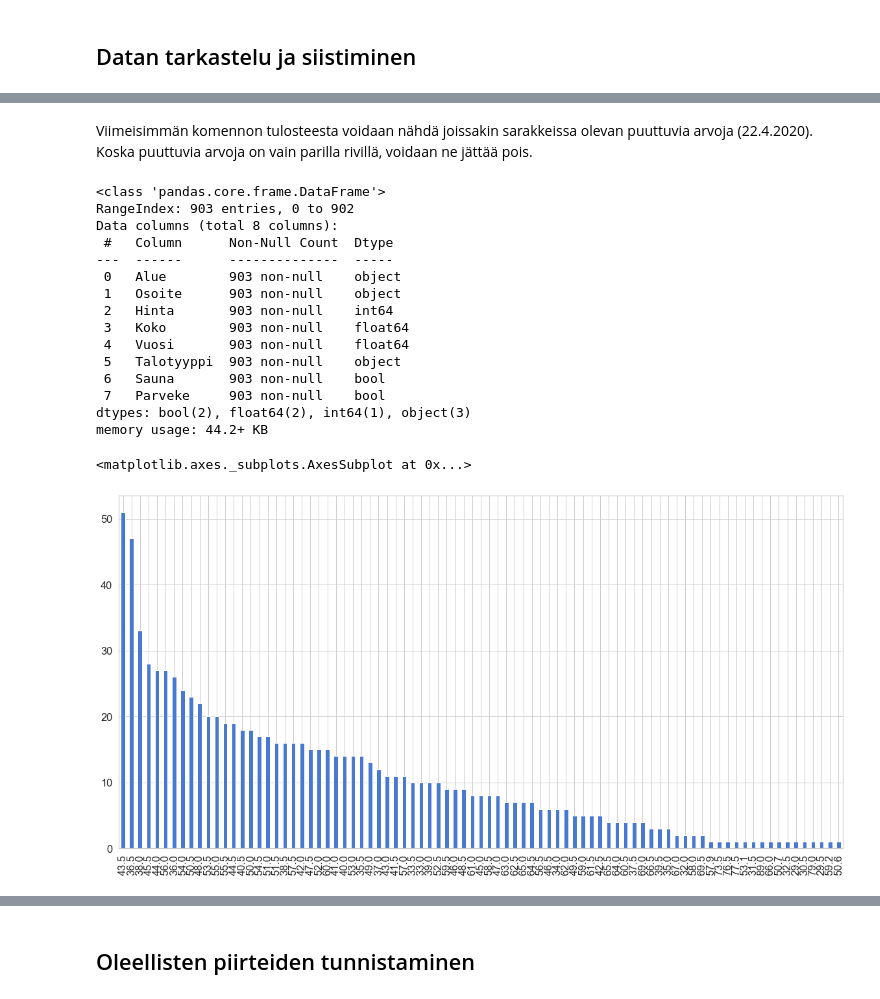
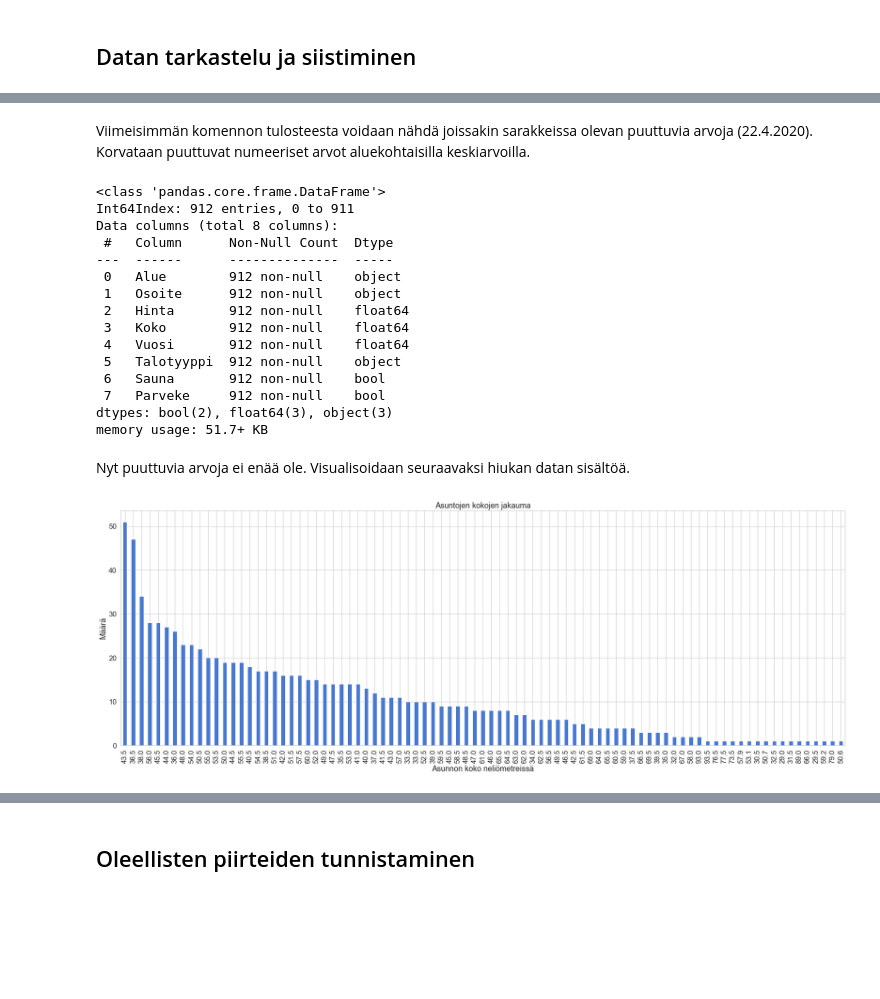
Before and after one commit to tuomak-uni/joda, a Jupyter notebook: Tampereen_kaksiot.ipynb, the cells around one changed output, grey strips where cells are left out. Drawn from its saved outputs; the diff is of its cells as text; code cells hidden in the pictures; blank space fills up the shorter version.

```diff
--- a/Tampereen_kaksiot.ipynb
+++ b/Tampereen_kaksiot.ipynb
@@ -206,38 +204,35 @@ memory usage: 51.6+ KB
 # %% [markdown]
-Viimeisimmän komennon tulosteesta voidaan nähdä joissakin sarakkeissa olevan puuttuvia arvoja (22.4.2020). Koska puuttuvia arvoja on vain parilla rivillä, voidaan ne jättää pois.
+Viimeisimmän komennon tulosteesta voidaan nähdä joissakin sarakkeissa olevan puuttuvia arvoja (22.4.2020). Korvataan puuttuvat numeeriset arvot aluekohtaisilla keskiarvoilla.
-# %%
-df.dropna(inplace=True, axis=0)
-
-indexes = df[(50000 < df['Hinta']) & (df['Hinta'] > 500000)].index
-df.drop(indexes, inplace=True)
-
-#indexes = df[df['Hinta']].index
-#df.drop(indexes, inplace=True)
-
-df.reset_index(drop=True, inplace=True)
-df['Hinta'] = df['Hinta'].astype('int64')
-df.info()
-# %% [output]
-<class 'pandas.core.frame.DataFrame'>
-RangeIndex: 903 entries, 0 to 902
-Data columns (total 8 columns):
- #   Column      Non-Null Count  Dtype
----  ------      --------------  -----
- 0   Alue        903 non-null    object
- 1   Osoite      903 non-null    object
- 2   Hinta       903 non-null    int64
- 3   Koko        903 non-null    float64
- 4   Vuosi       903 non-null    float64
- 5   Talotyyppi  903 non-null    object
- 6   Sauna       903 non-null    bool
- 7   Parveke     903 non-null    bool
-dtypes: bool(2), float64(2), int64(1), object(3)
-memory usage: 44.2+ KB
+# %%
+colsWithNan = df.columns[df.isna().any()].tolist()
+for col in colsWithNan:
+    df[col].fillna(round(df[col].mean()), inplace=True)
+df.info()
+# %% [output]
+<class 'pandas.core.frame.DataFrame'>
+Int64Index: 912 entries, 0 to 911
+Data columns (total 8 columns):
+ #   Column      Non-Null Count  Dtype
+---  ------      --------------  -----
+ 0   Alue        912 non-null    object
+ 1   Osoite      912 non-null    object
+ 2   Hinta       912 non-null    float64
+ 3   Koko        912 non-null    float64
+ 4   Vuosi       912 non-null    float64
+ 5   Talotyyppi  912 non-null    object
+ 6   Sauna       912 non-null    bool
+ 7   Parveke     912 non-null    bool
+dtypes: bool(2), float64(3), object(3)
+memory usage: 51.7+ KB
+# %% [markdown]
+Nyt puuttuvia arvoja ei enää ole. Visualisoidaan seuraavaksi hiukan datan sisältöä.
 # %%
-plt.figure(figsize=(20,10))
-df['Koko'].value_counts().plot(kind='bar')
+plt.figure(figsize=(30,10))
+plt.title('Asuntojen kokojen jakauma')
+plt.xlabel('Asunnon koko neliömetreissä')
+plt.ylabel('Määrä')
+df['Koko'].value_counts().plot(kind='bar');
 # %% [output]
-<matplotlib.axes._subplots.AxesSubplot at 0x...>
-[figure, old version]
+[figure, new version]
 # %%
 plt.figure(figsize=(20,10))
```
Also changed, not shown: parts of 38 cells of this notebook, 1 other file.
